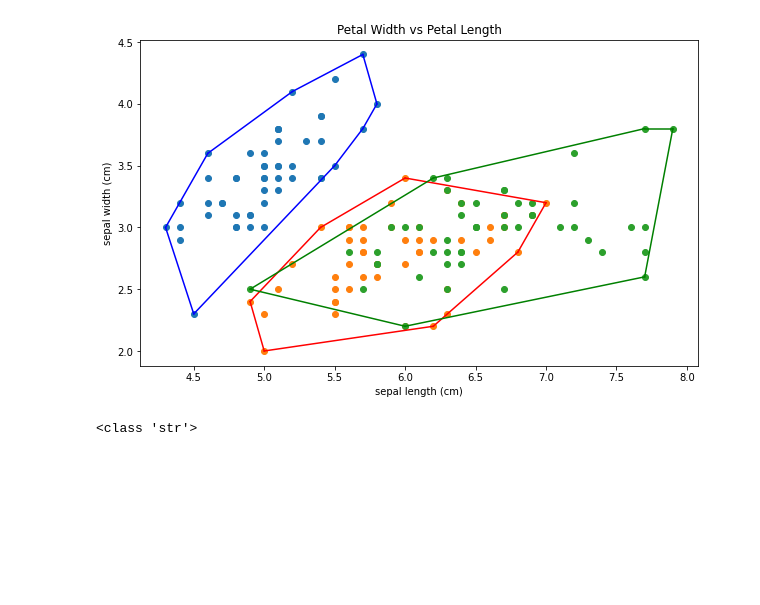
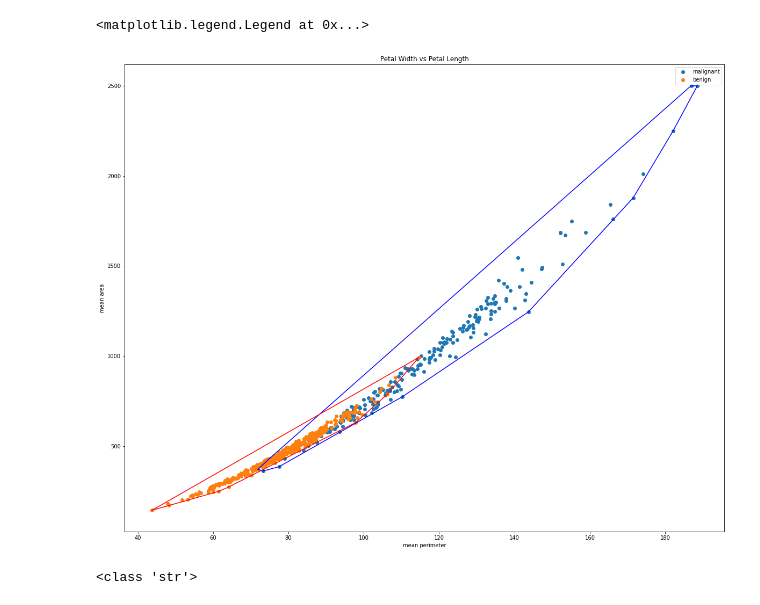
Before and after one commit to firizky29/convex-hull, a Jupyter notebook: src/build.ipynb, the cells around one changed output. Drawn from its saved outputs; the diff is of its cells as text; code cells hidden in the pictures; blank space fills up the shorter version.

Commit message:
testing another datasets

```diff
--- a/src/build.ipynb
+++ b/src/build.ipynb
@@ -4,7 +4,7 @@ import pandas as pd
 import matplotlib.pyplot as plt
 from sklearn import datasets
 from scipy.spatial import ConvexHull
-
-data = datasets.load_iris()
-df = pd.DataFrame(data.data, columns=data.feature_names)
-df['Target'] = pd.DataFrame(data.target)
+# %%
+data = datasets.load_breast_cancer()
+df = pd.DataFrame(data.data, columns=data.feature_names)
+df['Target'] = pd.DataFrame(data.target)
@@ -107,9 +112,3 @@ def MyConvexHull(points):
     solutions = Hull(points, s2, mx, mn, solutions)
 
     return solutions
-colors = ['b','r','g']
-hull = MyConvexHull(points)
-plt.scatter(points[:, 0], points[:, 1], label=data.target_names[0])
-for simplex in hull:
-    x, y = simplex
-    plt.plot(points[simplex, 0], points[simplex, 1], colors[0])
@@ -128,18 +135,20 @@ print(sx)
 # %%
-plt.figure(figsize = (10, 6))
-colors = ['b','r','g']
+plt.figure(figsize = (20, 16))
+colors = ['b','r','g','y', 'azure', 'lime', 'darkgreen', 'black', 'cyan', 'aqua','pink']
 plt.title('Petal Width vs Petal Length')
-plt.xlabel(data.feature_names[0])
-plt.ylabel(data.feature_names[1])
-for i in range(3):
+plt.xlabel(data.feature_names[2])
+plt.ylabel(data.feature_names[3])
+for i in range(len(data.target_names)):
     bucket = df[df['Target'] == i]
-    bucket = bucket.iloc[:,[0,1]].values
-    hull = MyConvexHull(np.array(bucket))
+    bucket = bucket.iloc[:,[2,3]].values
+    hull = ConvexHull(bucket)
     plt.scatter(bucket[:, 0], bucket[:, 1], label=data.target_names[i])
-    for simplex in hull:
+    for simplex in hull.simplices:
         plt.plot(bucket[simplex, 0], bucket[simplex, 1], colors[i])
+plt.legend()
 # %% [output]
+<matplotlib.legend.Legend at 0x...>
-[figure, old version]
+[figure, new version]
 # %%
 df = open("./tes.csv", "r")
 print(type(df.read()))
```
Also changed, not shown: parts of 12 cells of this notebook.
